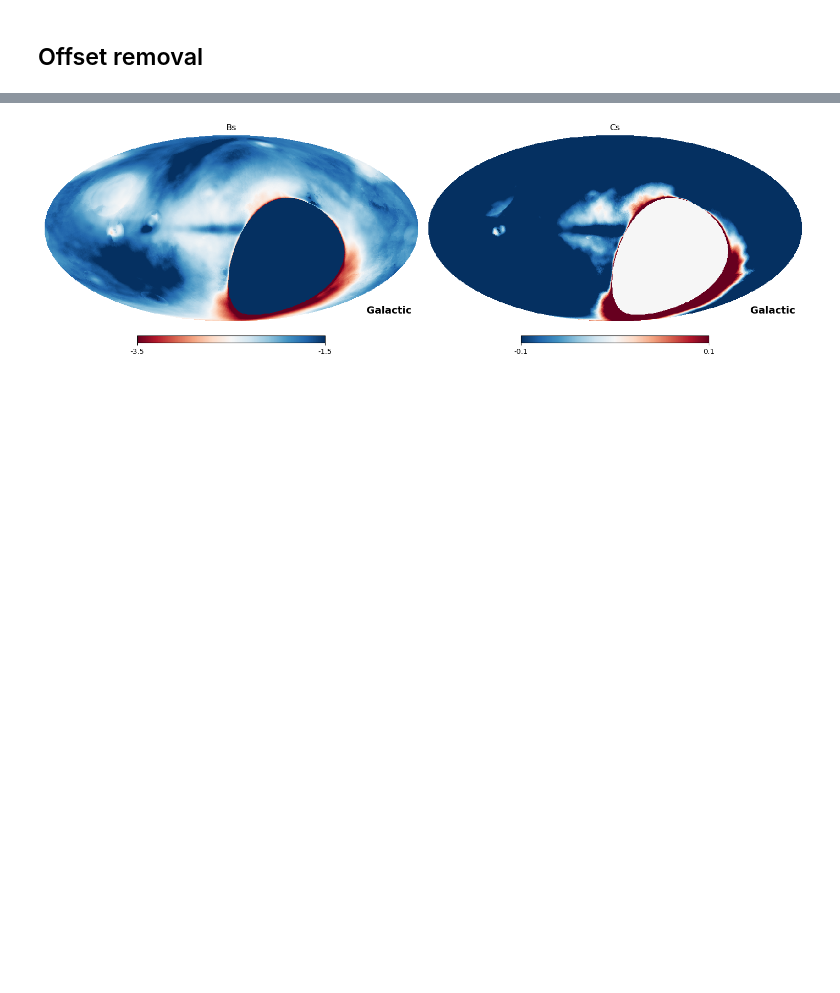
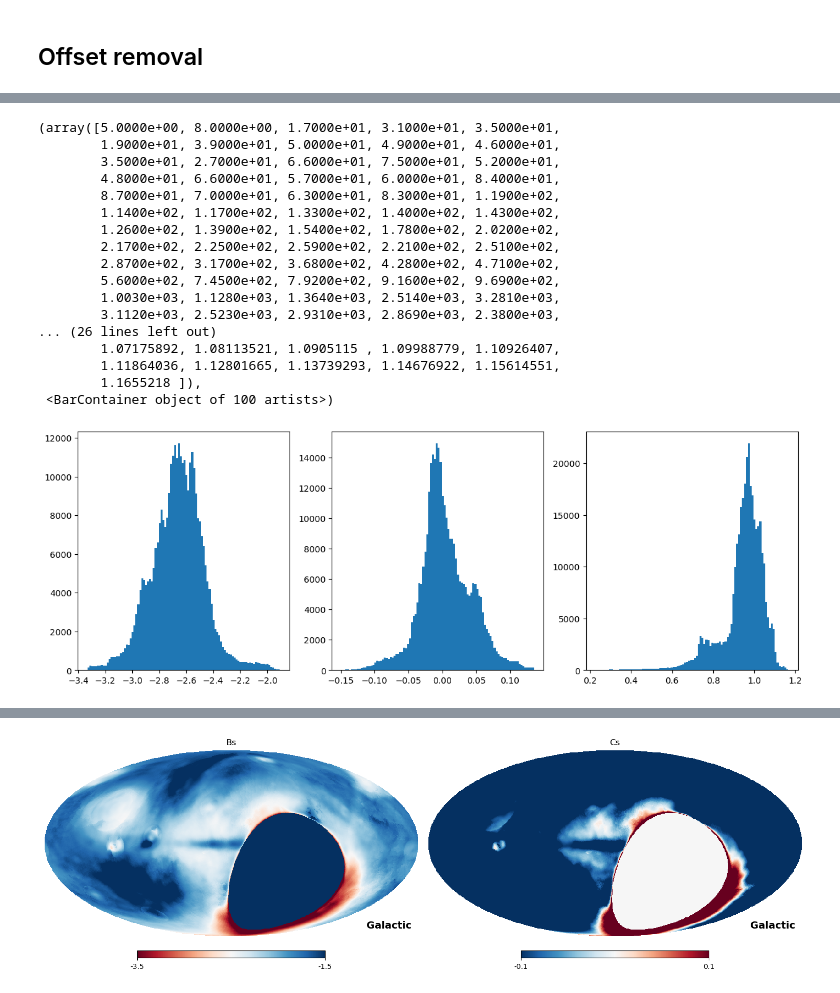
Before and after one commit to giuspugl/fitting_synchrotron, a Jupyter notebook: coarse_parameters.ipynb, the cells around one changed output, grey strips where cells are left out. Cells and saved outputs as stored; diff of their text form; code cells hidden in the pictures; blank space fills up the shorter version.

```diff
--- a/coarse_parameters.ipynb
+++ b/coarse_parameters.ipynb
@@ -390,0 +426,62 @@ ValueError: array must not contain infs or NaNs
+# %%
+from concurrent.futures import ThreadPoolExecutor
+import tqdm
+def fitting_sync_ff(X,  beta, cs,facta ): # , betaf):
+   return facta * X**(beta + cs * np.log(X) ) + (1 - facta) * X**(-2.13)
+
+def process_pixel(ipix):
+    pixvals = np.array([m[ipix].value for m in maps.values()])
+    nans = np.isnan(pixvals)
+    ydat = pixvals / pixvals[0]
+    yerr = np.full_like(ydat, np.sqrt(2) * 0.05) * ydat
+    if nans.sum():
+        return ipix, np.nan, np.nan, np.nan
+    try:
+        popt, pcov = curve_fit(fitting_sync_ff, xdat, ydat, sigma=yerr,
+                               p0=np.array([-2.5, -0.1, 1  ]),
+                               bounds=[(-3.8, -0.5, 0), (-2.0, 0.0, 1)])
+        return ipix, popt[0], popt[1], popt[2]
+    except ValueError:
+        return ipix, np.nan, np.nan, np.nan
+
+# Initialize shared arrays
+betamap = np.full(hp.nside2npix(nside), np.nan)
+fmap = np.full(hp.nside2npix(nside), np.nan)
+csmap = np.full(hp.nside2npix(nside), np.nan)
+
+# Use ThreadPoolExecutor for parallel processing
+with ThreadPoolExecutor() as executor:
+    results = list(tqdm.tqdm(executor.map(process_pixel, pixel_select), total=len(pixel_select)))
+
+# Update the shared arrays with results
+for ipix, beta, cs, f in results:
+    betamap[ipix] = beta
+    csmap[ipix] = cs
+    fmap[ipix] = f
+# %%
+pl.figure(figsize=(15,5))
+pl.subplot(131)
+pl.hist(betamap, bins=100 )
+pl.subplot(132)
+pl.hist(csmap, bins=100 )
+pl.subplot(133)
+pl.hist(fmap, bins=100 )
+# %% [output]
+(array([5.0000e+00, 8.0000e+00, 1.7000e+01, 3.1000e+01, 3.5000e+01,
+        1.9000e+01, 3.9000e+01, 5.0000e+01, 4.9000e+01, 4.6000e+01,
+        3.5000e+01, 2.7000e+01, 6.6000e+01, 7.5000e+01, 5.2000e+01,
+        4.8000e+01, 6.6000e+01, 5.7000e+01, 6.0000e+01, 8.4000e+01,
+        8.7000e+01, 7.0000e+01, 6.3000e+01, 8.3000e+01, 1.1900e+02,
+        1.1400e+02, 1.1700e+02, 1.3300e+02, 1.4000e+02, 1.4300e+02,
+        1.2600e+02, 1.3900e+02, 1.5400e+02, 1.7800e+02, 2.0200e+02,
+        2.1700e+02, 2.2500e+02, 2.5900e+02, 2.2100e+02, 2.5100e+02,
+        2.8700e+02, 3.1700e+02, 3.6800e+02, 4.2800e+02, 4.7100e+02,
+        5.6000e+02, 7.4500e+02, 7.9200e+02, 9.1600e+02, 9.6900e+02,
+        1.0030e+03, 1.1280e+03, 1.3640e+03, 2.5140e+03, 3.2810e+03,
+        3.1120e+03, 2.5230e+03, 2.9310e+03, 2.8690e+03, 2.3800e+03,
+... (26 lines left out)
+        1.07175892, 1.08113521, 1.0905115 , 1.09988779, 1.10926407,
+        1.11864036, 1.12801665, 1.13739293, 1.14676922, 1.15614551,
+        1.1655218 ]),
+ <BarContainer object of 100 artists>)
+[figure, added]
```
Also changed, not shown: parts of 12 cells of this notebook.
